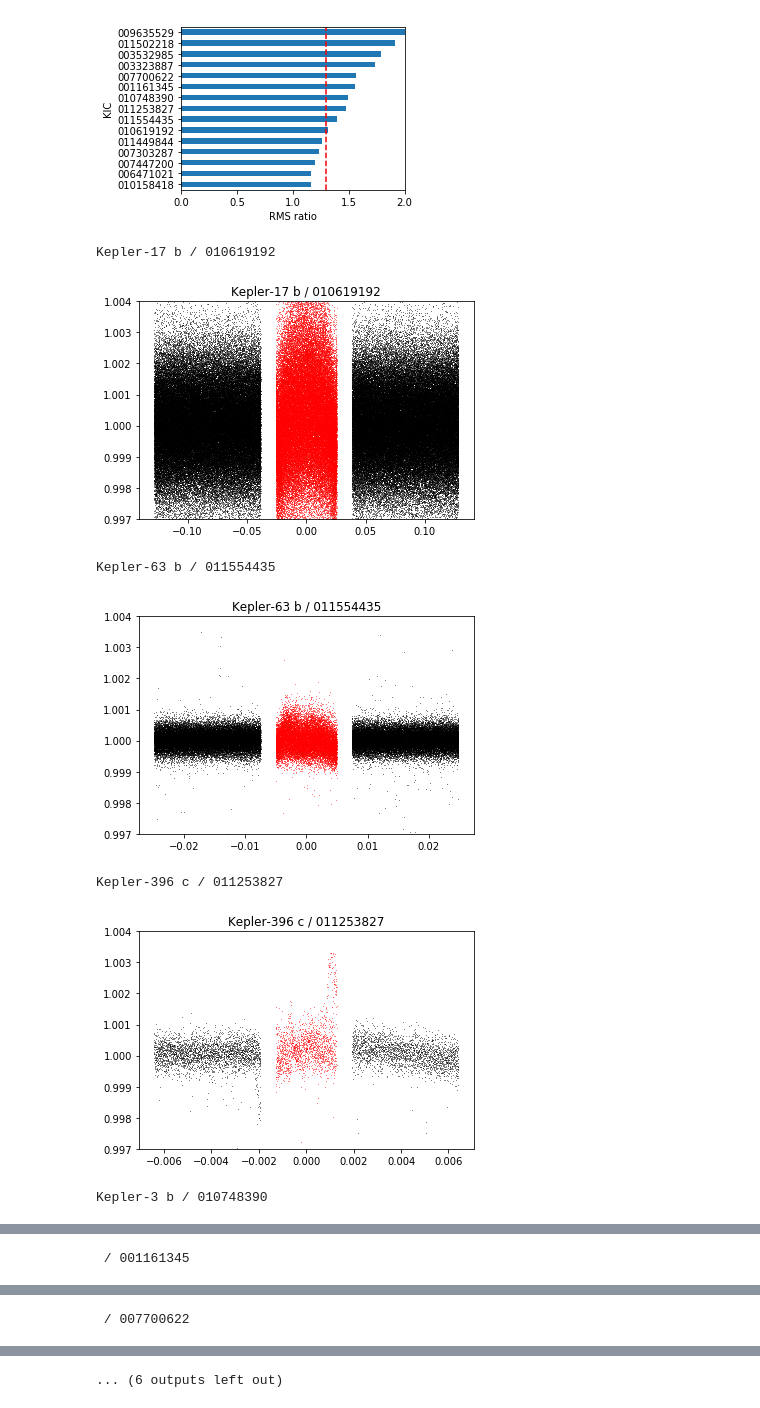
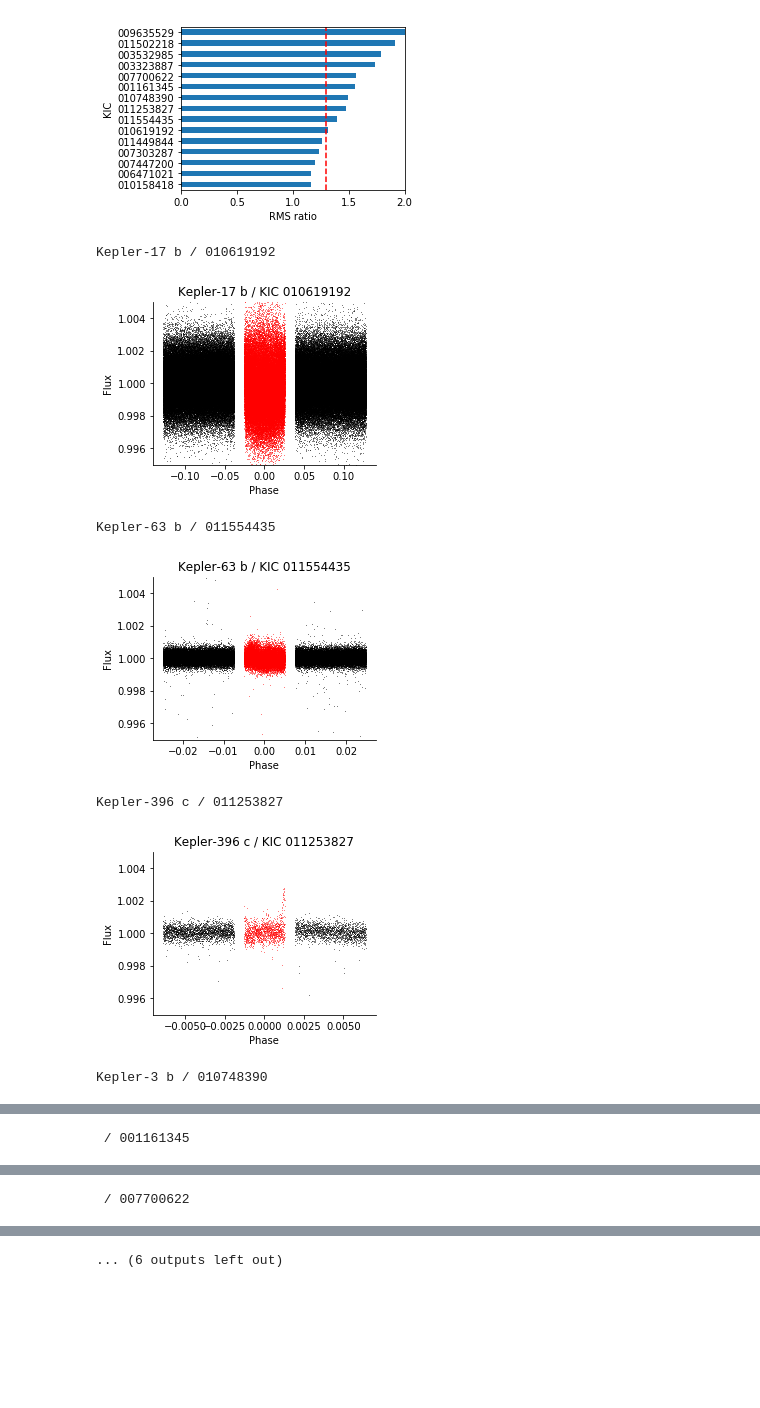
Before and after one commit to bmorris3/orso, a Jupyter notebook: phase_fold_kepler.ipynb, the cells around one changed output, grey strips where cells are left out. Drawn from its saved outputs; the diff is of its cells as text; code cells hidden in the pictures; blank space fills up the shorter version.

```diff
--- a/phase_fold_kepler.ipynb
+++ b/phase_fold_kepler.ipynb
@@ -34,7 +34,7 @@ archive = h5py.File('data/kepler_lcs/archive.hdf5', 'r')
 
 kepids = []
 scatter_ratio = []
-
+oot_scatter = []
 for kepid in list(archive):
     if kepid != '001026895' and kepid != '004165496' and kepid != '010676011':  # bad file
         bstr = str(int(kepid)).encode()
@@ -99,5 +99,5 @@ for kepid in list(archive):
                 ratio = mad_std(np.concatenate(in_transit_fluxes)) / mad_std(np.concatenate(out_of_transit_fluxes))
 #                 print(ratio)
                 scatter_ratio.append(ratio)
-
+                oot_scatter.append(mad_std(np.concatenate(out_of_transit_fluxes)))
             plt.show()
@@ -142,48 +144,61 @@ for kepid in df.index[df.values[:, 0] > 1.3]:
         params.a = a
         params.inc = np.degrees(np.arccos(b / params.a))
         params.w = 90
         params.ecc = 0
         params.limb_dark = 'quadratic'
-        params.u = [0.5079, 0.2239]
+        #params.u =
+        params.u = [0.4, 0.2] if kepid != '010748390' else [0.5079, 0.2239]
 
         t, f = archive[kepid][:]
         sort = np.argsort(t)
 
         t = Time(t[sort], format='jd')
         f = f[sort]
 
         lc = LightCurve(t, f)
         packed = lc.mask_out_of_transit(params, oot_duration_fraction=1.5)
-
+        plt.figure(figsize=(4, 3))
         if len(packed['times']) > 0:
             transits = LightCurve(**packed).get_transit_light_curves(params)
             print(props['kepler_name'].decode() + ' / ' + kepid)
 
             in_transit_fluxes = []
             out_of_transit_fluxes = []
             if len(transits) > 0:
+                stdev = []
                 for transit in transits:
                     transit.remove_polynomial_baseline(params, order=2)
                     transit.fluxes /= TransitModel(params, transit.times.jd).light_curve(params)
+                    stdev.append(mad_std(transit.fluxes))
 #                     transit.plot(params, phase=True, show=False,
 #                                  plot_kwargs=dict(lw=0, marker=',', ms=10, alpha=0.1, color='k'))
-                    phases = transit.phases(params)
-                    in_transit = np.abs(phases) < 0.4*params.duration/params.per
-                    out_of_transit = np.abs(phases) > 0.6*params.duration/params.per
+                condition = np.array(stdev) < np.median(stdev) + 2*mad_std(stdev)
+                for transit, cond in zip(transits, condition):
+                    if cond:
+                        phases = transit.phases(params)
+                        in_transit = np.abs(phases) < 0.4*params.duration/params.per
+                        out_of_transit = np.abs(phases) > 0.6*params.duration/params.per
 
-                    in_transit_fluxes.append(transit.fluxes[in_transit])
-                    out_of_transit_fluxes.append(transit.fluxes[out_of_transit])
-#                     plt.title()
-                    plt.title(props['kepler_name'].decode() + ' / ' + kepid)
-                    plt.plot(phases[in_transit], transit.fluxes[in_transit], ',', color='r', alpha=0.5)
-                    plt.plot(phases[out_of_transit], transit.fluxes[out_of_transit], ',', color='k', alpha=0.5)
-            plt.ylim([0.997, 1.004])
+                        in_transit_fluxes.append(transit.fluxes[in_transit])
+                        out_of_transit_fluxes.append(transit.fluxes[out_of_transit])
+    #                     plt.title()
+                        plt.title(props['kepler_name'].decode() + ' / KIC ' + kepid
+                                  if len(props['kepler_name']) > 1 else 'KIC ' + kepid)
+                        plt.plot(phases[in_transit], transit.fluxes[in_transit], ',', color='r', alpha=0.5, rasterized=True)
+                        plt.plot(phases[out_of_transit], transit.fluxes[out_of_transit], ',', color='k', alpha=0.5, rasterized=True)
+            plt.ylim([0.995, 1.005])
+            plt.xlabel('Phase')
+            plt.ylabel('Flux')
+            ax = plt.gca()
+            for s in ['right', 'top']:
+                ax.spines[s].set_visible(False)
+            plt.savefig('plots/KIC{0}.pdf'.format(kepid), bbox_inches='tight')
             plt.show()
 # %% [output]
 Kepler-17 b / 010619192
-[figure, old version]
+[figure, new version]
 Kepler-63 b / 011554435
-[figure, old version]
+[figure, new version]
 Kepler-396 c / 011253827
-[figure, old version]
+[figure, new version]
 Kepler-3 b / 010748390
```
Also changed, not shown: parts of 2 cells of this notebook, 4 other files.
